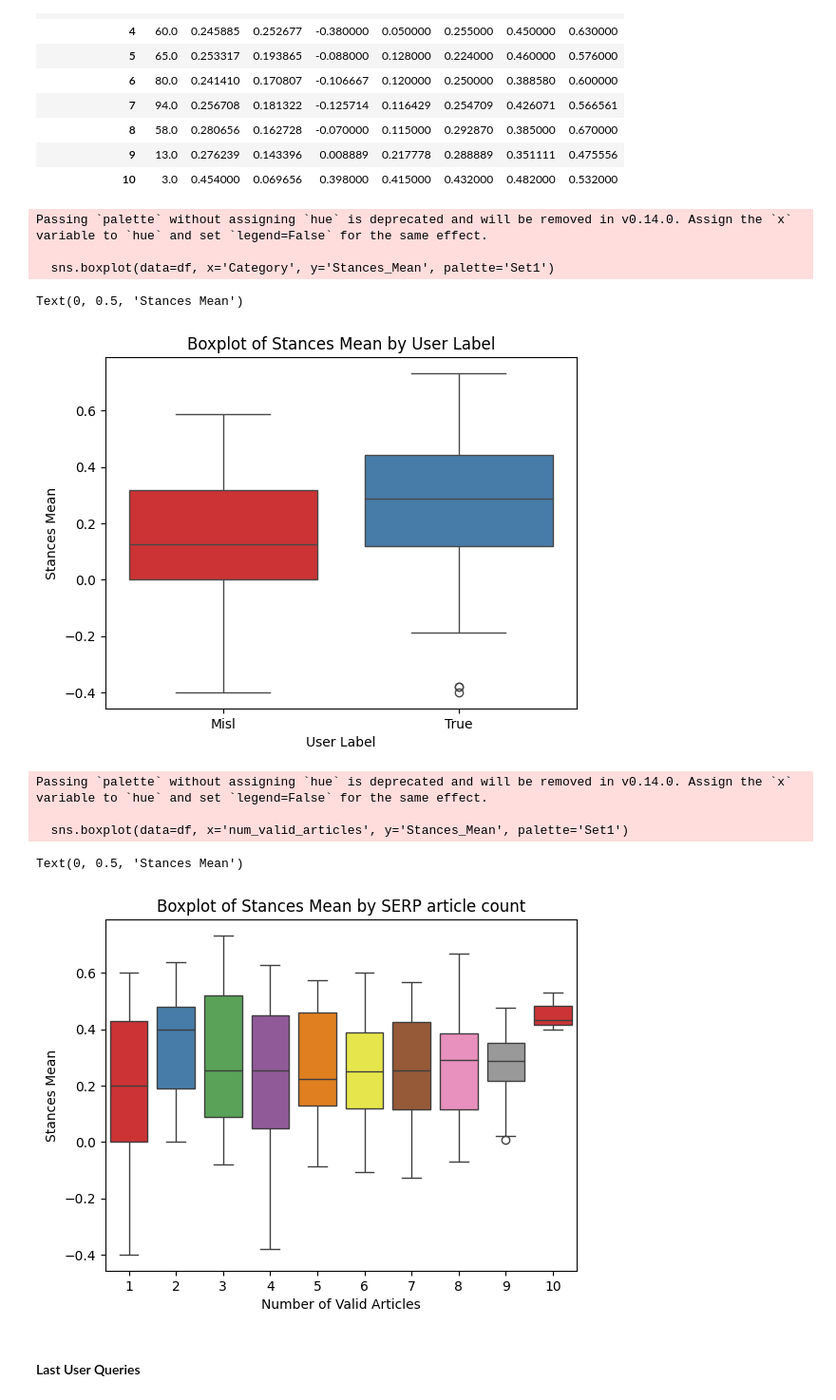
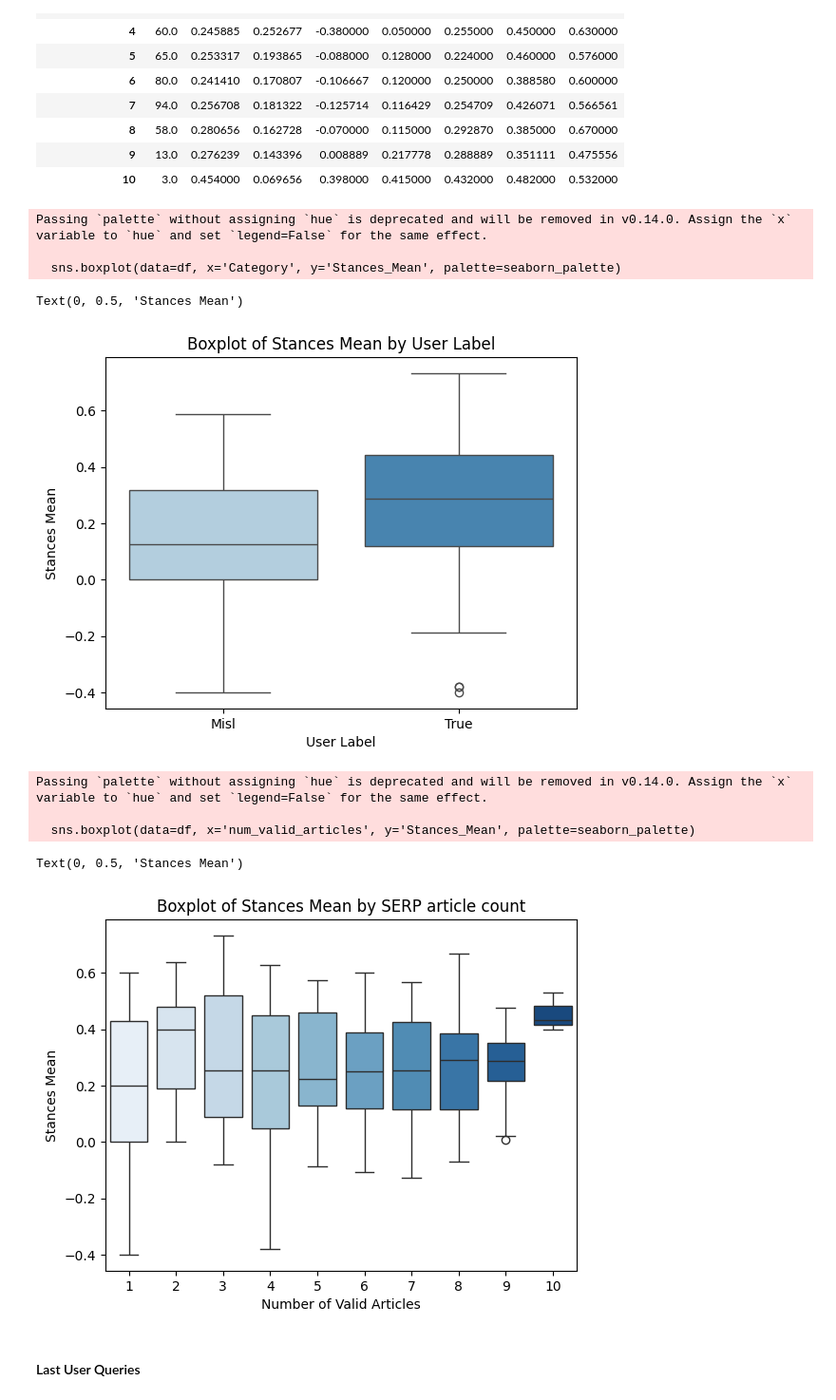
Before and after one commit to danielbauer1860/vericlaim, a Jupyter notebook: score_calculation/feature_exploration_true.ipynb, the cells around one changed output. Shown at 95% size. Drawn from its saved outputs; the diff is of its cells as text; code cells hidden in the pictures.

```diff
--- a/score_calculation/feature_exploration_true.ipynb
+++ b/score_calculation/feature_exploration_true.ipynb
@@ -11,7 +17,7 @@ load_dotenv()
 
 data_folder = os.getenv("DATA_FOLDER")
 
-file_prefix = 'true_label_data'
+file_prefix = 'true_label_data'#data with a true source article
 
 # Use glob to find all CSV files with the given filename start
 file_list = glob.glob(f"{data_folder}/{file_prefix}*.csv")
@@ -19,6 +25,8 @@ file_list = glob.glob(f"{data_folder}/{file_prefix}*.csv")
 # Read each file into a DataFrame and concatenate them into a single DataFrame
 dataframes = [pd.read_csv(file, sep=";",index_col=0) for file in file_list]
 df = pd.concat(dataframes, ignore_index=True)
+
+seaborn_palette = "Blues" #true data is color-coded blue
 # %% [markdown]
 Testing for faulty labels
 # %%
@@ -316,27 +327,27 @@ df.groupby('num_valid_articles')['Stances_Mean'].describe()
 import matplotlib.pyplot as plt
 import seaborn as sns
 
-sns.boxplot(data=df, x='Category', y='Stances_Mean', palette='Set1')
+sns.boxplot(data=df, x='Category', y='Stances_Mean', palette=seaborn_palette)
 plt.title('Boxplot of Stances Mean by User Label')
 plt.xlabel('User Label')
 plt.ylabel('Stances Mean')
 # %% [output]
 Passing `palette` without assigning `hue` is deprecated and will be removed in v0.14.0. Assign the `x` variable to `hue` and set `legend=False` for the same effect.
 
-  sns.boxplot(data=df, x='Category', y='Stances_Mean', palette='Set1')
+  sns.boxplot(data=df, x='Category', y='Stances_Mean', palette=seaborn_palette)
 Text(0, 0.5, 'Stances Mean')
-[figure, old version]
+[figure, new version]
 # %%
-sns.boxplot(data=df, x='num_valid_articles', y='Stances_Mean', palette='Set1')
+sns.boxplot(data=df, x='num_valid_articles', y='Stances_Mean', palette=seaborn_palette)
 plt.title('Boxplot of Stances Mean by SERP article count')
 plt.xlabel('Number of Valid Articles')
 plt.ylabel('Stances Mean')
 # %% [output]
 Passing `palette` without assigning `hue` is deprecated and will be removed in v0.14.0. Assign the `x` variable to `hue` and set `legend=False` for the same effect.
 
-  sns.boxplot(data=df, x='num_valid_articles', y='Stances_Mean', palette='Set1')
+  sns.boxplot(data=df, x='num_valid_articles', y='Stances_Mean', palette=seaborn_palette)
 Text(0, 0.5, 'Stances Mean')
-[figure, old version]
+[figure, new version]
 # %% [markdown]
 #### Last User Queries
 # %%
```
Also changed, not shown: parts of 19 cells of this notebook, 14 other files.
